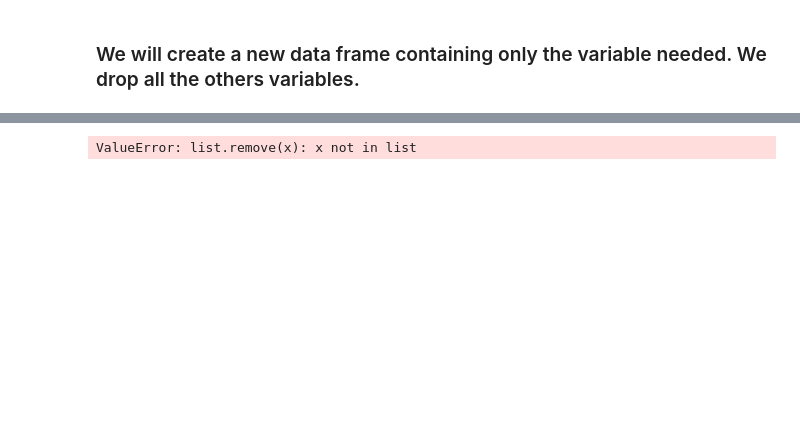
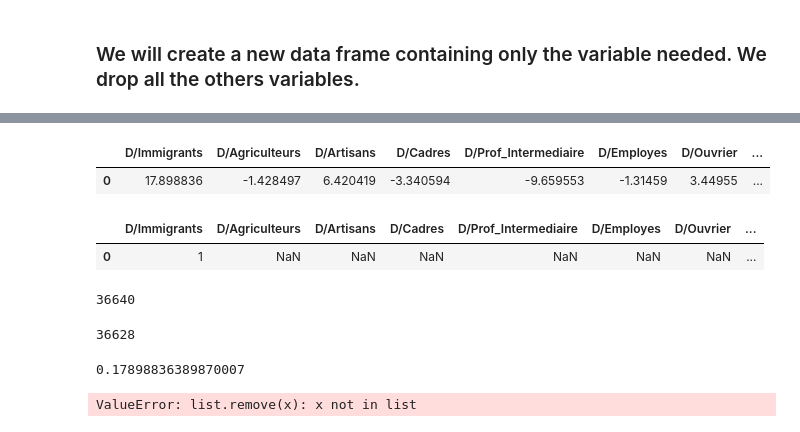
Before and after one commit to du-phan/Electoral-Analysis, a Jupyter notebook: data_analysis.ipynb, the cells around one changed output, grey strips where cells are left out. Cells and saved outputs as stored; diff of their text form; code cells hidden in the pictures; blank space fills up the shorter version.

```diff
--- a/data_analysis.ipynb
+++ b/data_analysis.ipynb
@@ -155,0 +123,21 @@ data3
+# %%
+def create_cor_table(data):
+    variable_list = data.columns.tolist()
+    columns_list = ['D/Immigrants', 'D/Agriculteurs','D/Artisans','D/Cadres','D/Prof_Intermediaire','D/Employes',
+               'D/Ouvrier', 'D/Retraite', 'D/Autre']
+    cor_right_party = pd.DataFrame(columns = columns_list)
+    counter = 3 # because the first 3 variables in the variable list are not important
+    for col in columns_list:
+        extract_data = data[['% Voix/Exp', variable_list[counter]]]
+        extract_data = extract_data.dropna()
+        cor = pearsonr(extract_data[extract_data.columns[0]], extract_data[extract_data.columns[1]])[0] * 100
+        cor_right_party[col] = [cor]
+        counter += 1
+    return cor_right_party
+# %%
+correlation_right_party = create_cor_table(data2)
+# %%
+correlation_right_party
+# %% [output]
+|  | D/Immigrants | D/Agriculteurs | D/Artisans | D/Cadres | D/Prof_Intermediaire | D/Employes | D/Ouvrier | ... |
+| 0 | 17.898836 | -1.428497 | 6.420419 | -3.340594 | -9.659553 | -1.31459 | 3.44955 | ... |
@@ -156,3 +148,23 @@ data3
+# %%
+d['D/Immigrants'] = [1]
+d
+# %% [output]
+|  | D/Immigrants | D/Agriculteurs | D/Artisans | D/Cadres | D/Prof_Intermediaire | D/Employes | D/Ouvrier | ... |
+| 0 | 1 | NaN | NaN | NaN | NaN | NaN | NaN | ... |
+# %%
+voix_agriculteur = data2[['% Voix/Exp','% C12_POP15P_CS1']]
+len(voix_agriculteur)
+# %% [output]
+36640
+# %%
+voix_agriculteur = voix_agriculteur.dropna()
+len(voix_agriculteur)
+# %% [output]
+36628
+# %%
+pearsonr(voix_agriculteur['% Voix/Exp'], voix_agriculteur['% C12_POP15P_CS1'])[0]
+# %% [output]
+0.17898836389870007
 # %%
 tit = data3.columns.tolist()
 tit.remove('% Voix/Ins')
```
Also changed, not shown: parts of 22 cells of this notebook.
